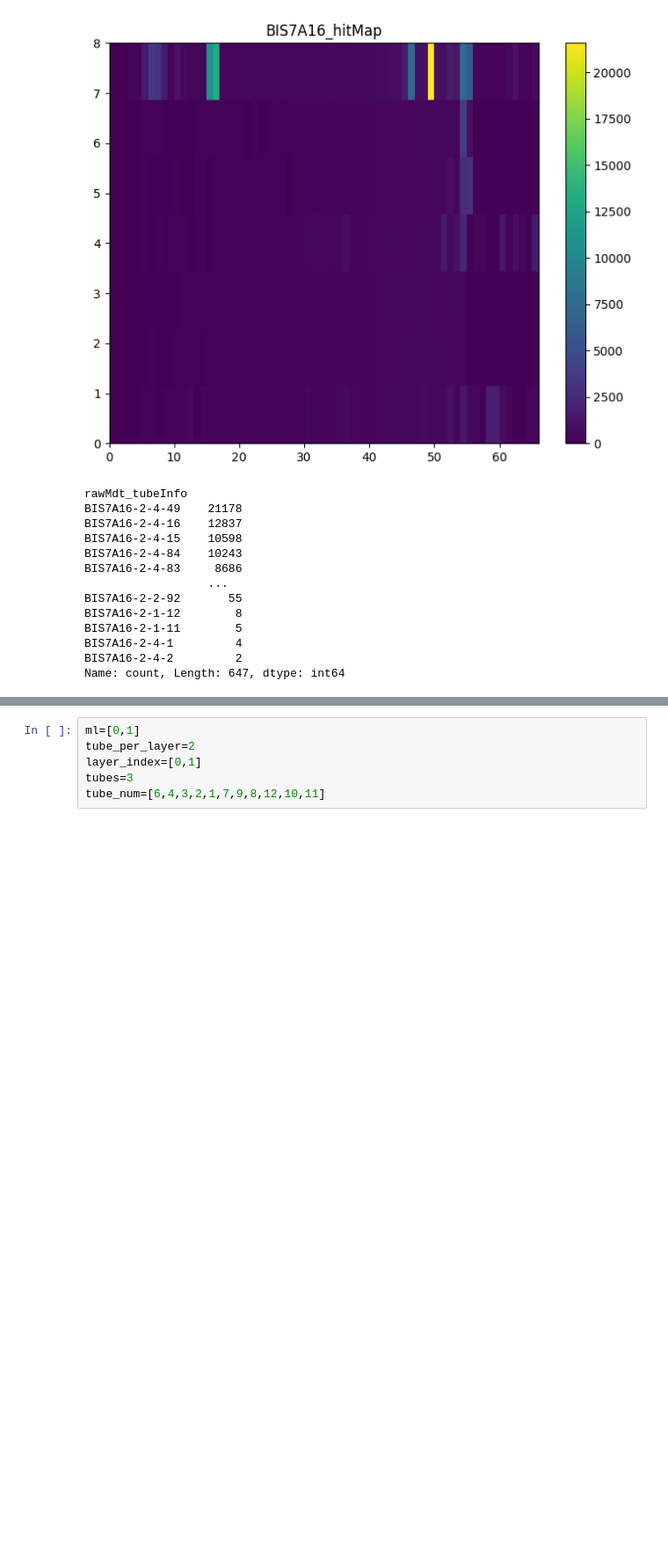
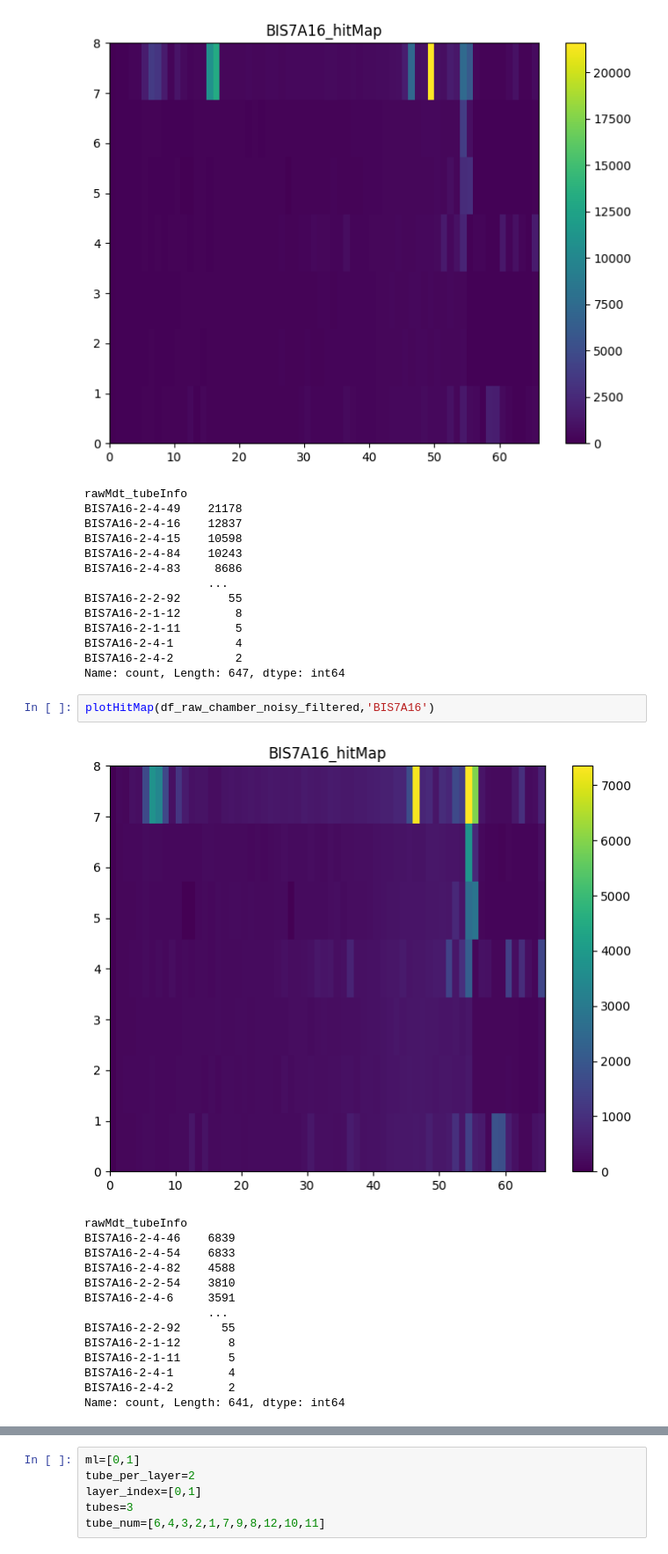
Before and after one commit to ppriyanka8/ATLAS, a Jupyter notebook: BIS7A16.ipynb, the cells around one changed output, grey strips where cells are left out. Shown at 88% size. Saved outputs shown, nothing was run; the diff lists cells and outputs as text; blank space fills up the shorter version.

```diff
--- a/BIS7A16.ipynb
+++ b/BIS7A16.ipynb
@@ -578,4 +581,21 @@ BIS7A16-2-1-11        5
 BIS7A16-2-4-1         4
 BIS7A16-2-4-2         2
 Name: count, Length: 647, dtype: int64
+# %%
+plotHitMap(df_raw_chamber_noisy_filtered,'BIS7A16')
+# %% [output]
+[figure, added]
+rawMdt_tubeInfo
+BIS7A16-2-4-46    6839
+BIS7A16-2-4-54    6833
+BIS7A16-2-4-82    4588
+BIS7A16-2-2-54    3810
+BIS7A16-2-4-6     3591
+                  ...
+BIS7A16-2-2-92      55
+BIS7A16-2-1-12       8
+BIS7A16-2-1-11       5
+BIS7A16-2-4-1        4
+BIS7A16-2-4-2        2
+Name: count, Length: 641, dtype: int64
 # %%
```
Also changed, not shown: parts of 6 cells of this notebook.
